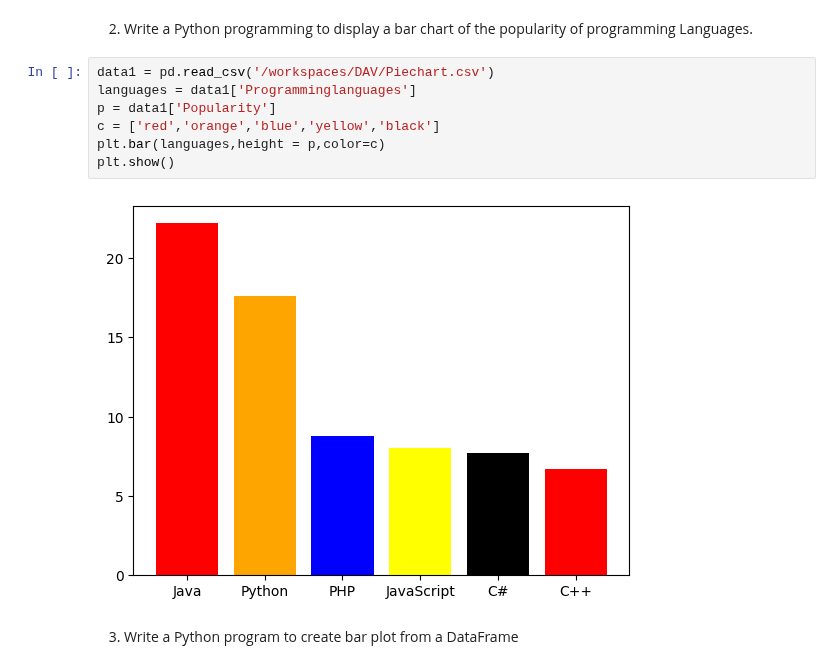
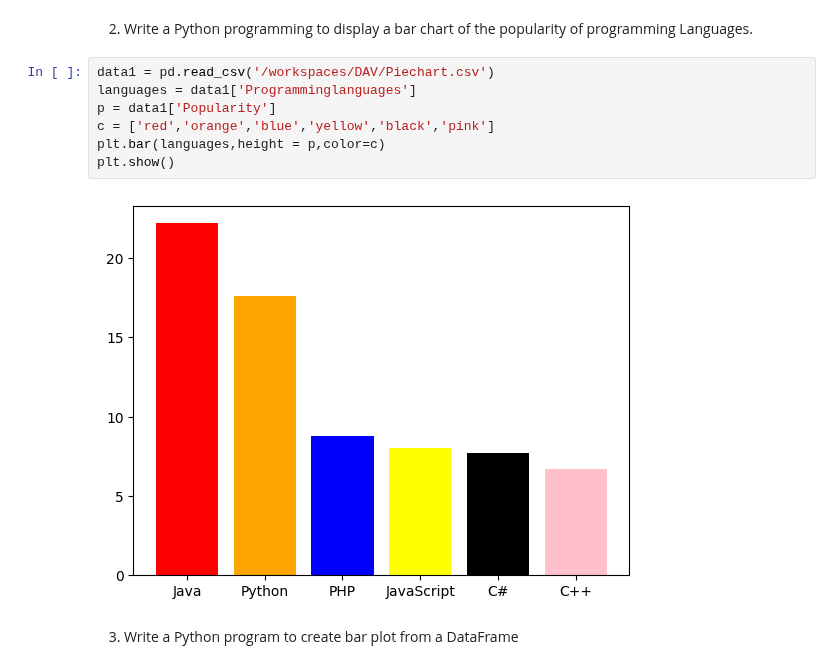
Before and after one commit to Sath2003/DAV, a Jupyter notebook: ASSIGNMENT.ipynb, the cells around one changed output. Drawn from its saved outputs; the diff is of its cells as text.

```diff
--- a/ASSIGNMENT.ipynb
+++ b/ASSIGNMENT.ipynb
@@ -28,12 +28,12 @@ plt.show()
 # %%
 data1 = pd.read_csv('/workspaces/DAV/Piechart.csv')
 languages = data1['Programminglanguages']
 p = data1['Popularity']
-c = ['red','orange','blue','yellow','black']
+c = ['red','orange','blue','yellow','black','pink']
 plt.bar(languages,height = p,color=c)
 plt.show()
 # %% [output]
-[figure, old version]
+[figure, new version]
 # %% [markdown]
 3. Write a Python program to create bar plot from a DataFrame
 # %%
```
